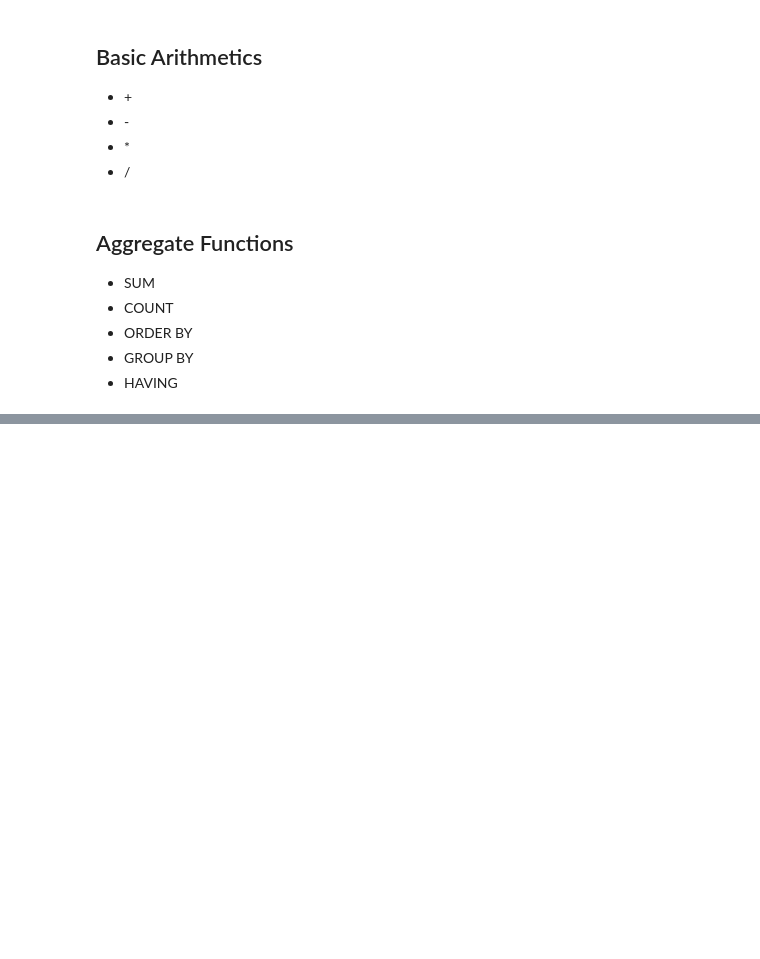
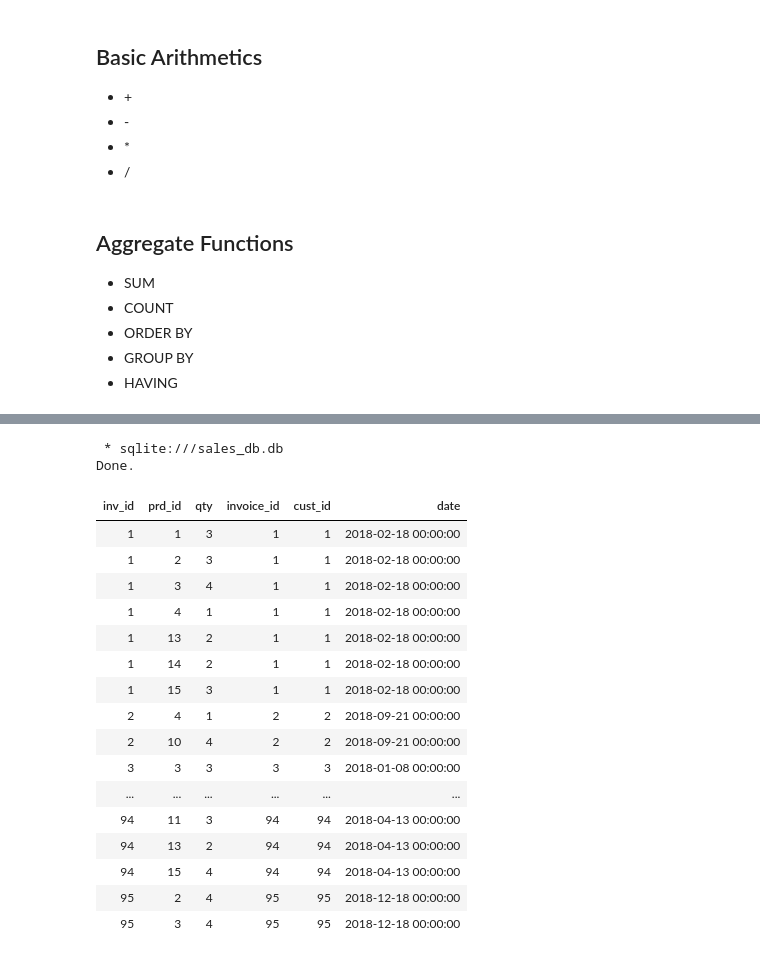
Before and after one commit to YvesMatanga/freemium_datascience, a Jupyter notebook: sql/sql_practice_room.ipynb, the cells around one changed output, grey strips where cells are left out. Drawn from its saved outputs; the diff is of its cells as text; code cells hidden in the pictures; blank space fills up the shorter version.

```diff
--- a/sql/sql_practice_room.ipynb
+++ b/sql/sql_practice_room.ipynb
@@ -45,0 +144,24 @@ sqlite:///sales_db.db
+# %%
+%%sql
+
+SELECT * FROM invoice_details INNER JOIN invoice ON invoice_details.inv_id == invoice.invoice_id
+# %% [output]
+ * sqlite:///sales_db.db
+Done.
+| inv_id | prd_id | qty | invoice_id | cust_id | date |
+| 1 | 1 | 3 | 1 | 1 | 2018-02-18 00:00:00 |
+| 1 | 2 | 3 | 1 | 1 | 2018-02-18 00:00:00 |
+| 1 | 3 | 4 | 1 | 1 | 2018-02-18 00:00:00 |
+| 1 | 4 | 1 | 1 | 1 | 2018-02-18 00:00:00 |
+| 1 | 13 | 2 | 1 | 1 | 2018-02-18 00:00:00 |
+| 1 | 14 | 2 | 1 | 1 | 2018-02-18 00:00:00 |
+| 1 | 15 | 3 | 1 | 1 | 2018-02-18 00:00:00 |
+| 2 | 4 | 1 | 2 | 2 | 2018-09-21 00:00:00 |
+| 2 | 10 | 4 | 2 | 2 | 2018-09-21 00:00:00 |
+| 3 | 3 | 3 | 3 | 3 | 2018-01-08 00:00:00 |
+| ... | ... | ... | ... | ... | ... |
+| 94 | 11 | 3 | 94 | 94 | 2018-04-13 00:00:00 |
+| 94 | 13 | 2 | 94 | 94 | 2018-04-13 00:00:00 |
+| 94 | 15 | 4 | 94 | 94 | 2018-04-13 00:00:00 |
+| 95 | 2 | 4 | 95 | 95 | 2018-12-18 00:00:00 |
+| 95 | 3 | 4 | 95 | 95 | 2018-12-18 00:00:00 |
```
Also changed, not shown: parts of 9 cells of this notebook.
